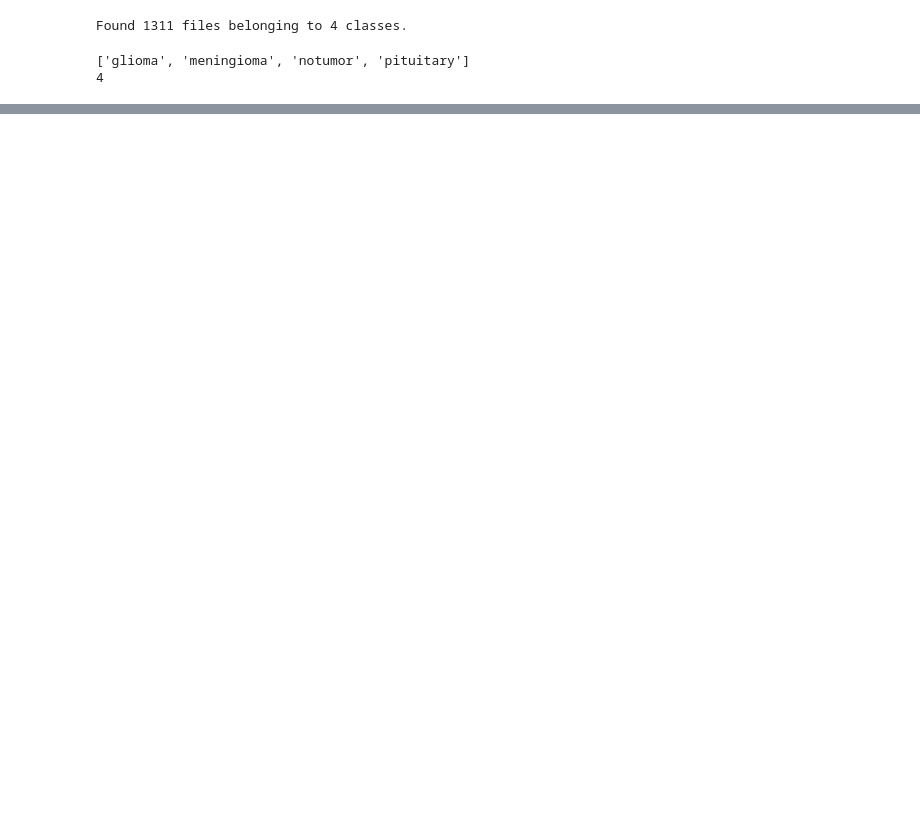
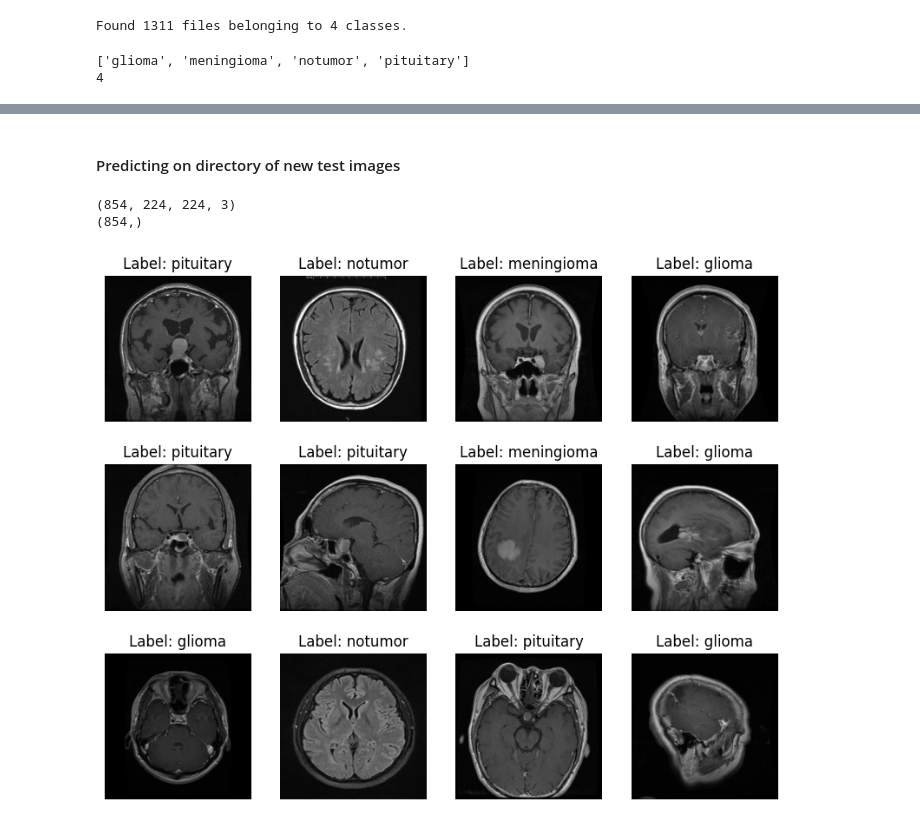
Before and after one commit to Bryteog/Brain-Tumor-Classification, a Jupyter notebook: model/main_v3.ipynb, the cells around one changed output, grey strips where cells are left out. Drawn from its saved outputs; the diff is of its cells as text; code cells hidden in the pictures; blank space fills up the shorter version.

```diff
--- a/model/main_v3.ipynb
+++ b/model/main_v3.ipynb
@@ -285,0 +228,2 @@ for images, labels in test_set.take(1):
+# %% [markdown]
+#### Predicting on directory of new test images
@@ -285,0 +249,46 @@ for images, labels in test_set.take(1):
+# %%
+data = []
+
+for img in g_t:
+    image = Image.open("../data/testing_images/glioma/" + img).convert('RGB')
+    image = image.resize((IMAGE_SIZE, IMAGE_SIZE))
+    image = np.array(image)
+    data.append(image)
+
+for img in m_g:
+    image = Image.open("../data/testing_images/meningioma/" + img).convert('RGB')
+    image = image.resize((IMAGE_SIZE, IMAGE_SIZE))
+    image = np.array(image)
+    data.append(image)
+
+for img in n_t:
+    image = Image.open("../data/testing_images/notumor/" + img).convert('RGB')
+    image = image.resize((IMAGE_SIZE, IMAGE_SIZE))
+    image = np.array(image)
+    data.append(image)
+
+for img in p_t:
+    image = Image.open("../data/testing_images/pituitary/" + img).convert('RGB')
+    image = image.resize((IMAGE_SIZE, IMAGE_SIZE))
+    image = np.array(image)
+    data.append(image)
+# %%
+X = np.array(data)
+y = np.array(label)
+
+X_train, _, y_train, _ = train_test_split(X, y, test_size = 0.001)
+
+print(X_train.shape)
+print(y_train.shape)
+# %% [output]
+(854, 224, 224, 3)
+(854,)
+# %%
+plt.figure(figsize=(10, 8))
+for i in range(0, 12):
+        plt.subplot(3, 4, i+1)
+        plt.imshow(X_train[i])
+        plt.title(f"Label: {class_labels[y_train[i]]}")
+        plt.axis("off")
+# %% [output]
+[figure, added]
```
Also changed, not shown: parts of 31 cells of this notebook, 1 other file.
